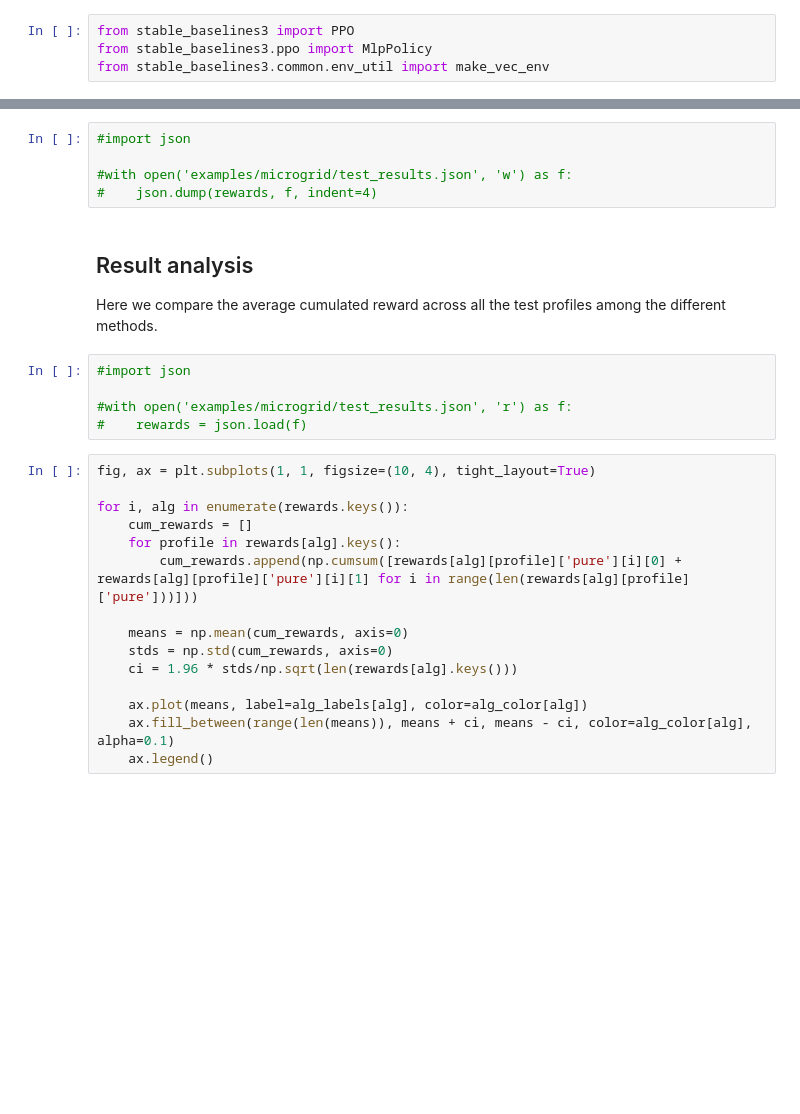
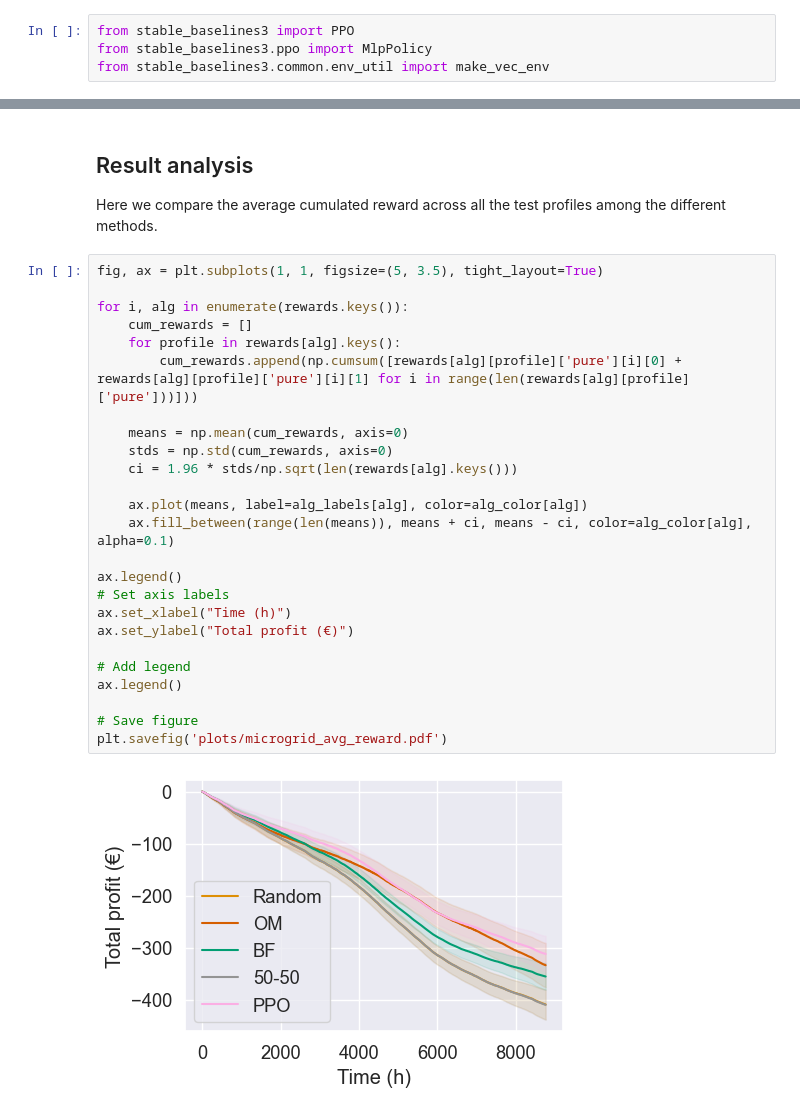
Before and after one commit to Daveonwave/gym4ReaL, a Jupyter notebook: examples/microgrid/benchmarks.ipynb, the cells around one changed output, grey strips where cells are left out. Saved outputs shown, nothing was run; the diff lists cells and outputs as text; blank space fills up the shorter version.

```diff
--- a/examples/microgrid/benchmarks.ipynb
+++ b/examples/microgrid/benchmarks.ipynb
@@ -172,29 +184,31 @@ for profile in tqdm(test_profiles):
-# %%
-#import json
-
-#with open('examples/microgrid/test_results.json', 'w') as f:
-#    json.dump(rewards, f, indent=4)
 # %% [markdown]
 ## Result analysis
 Here we compare the average cumulated reward across all the test profiles among the different methods.
-# %%
-#import json
-
-#with open('examples/microgrid/test_results.json', 'r') as f:
-#    rewards = json.load(f)
 # %%
-fig, ax = plt.subplots(1, 1, figsize=(10, 4), tight_layout=True)
+fig, ax = plt.subplots(1, 1, figsize=(5, 3.5), tight_layout=True)
 
 for i, alg in enumerate(rewards.keys()):
     cum_rewards = []
     for profile in rewards[alg].keys():
         cum_rewards.append(np.cumsum([rewards[alg][profile]['pure'][i][0] + rewards[alg][profile]['pure'][i][1] for i in range(len(rewards[alg][profile]['pure']))]))
 
     means = np.mean(cum_rewards, axis=0)
     stds = np.std(cum_rewards, axis=0)
     ci = 1.96 * stds/np.sqrt(len(rewards[alg].keys()))
 
     ax.plot(means, label=alg_labels[alg], color=alg_color[alg])
     ax.fill_between(range(len(means)), means + ci, means - ci, color=alg_color[alg], alpha=0.1)
-    ax.legend()
+
+ax.legend()
+# Set axis labels
+ax.set_xlabel("Time (h)")
+ax.set_ylabel("Total profit (€)")
+
+# Add legend
+ax.legend()
+
+# Save figure
+plt.savefig('plots/microgrid_avg_reward.pdf')
+# %% [output]
+[figure, added]
 # %%
```
Also changed, not shown: parts of 4 cells of this notebook, 22 other files.
